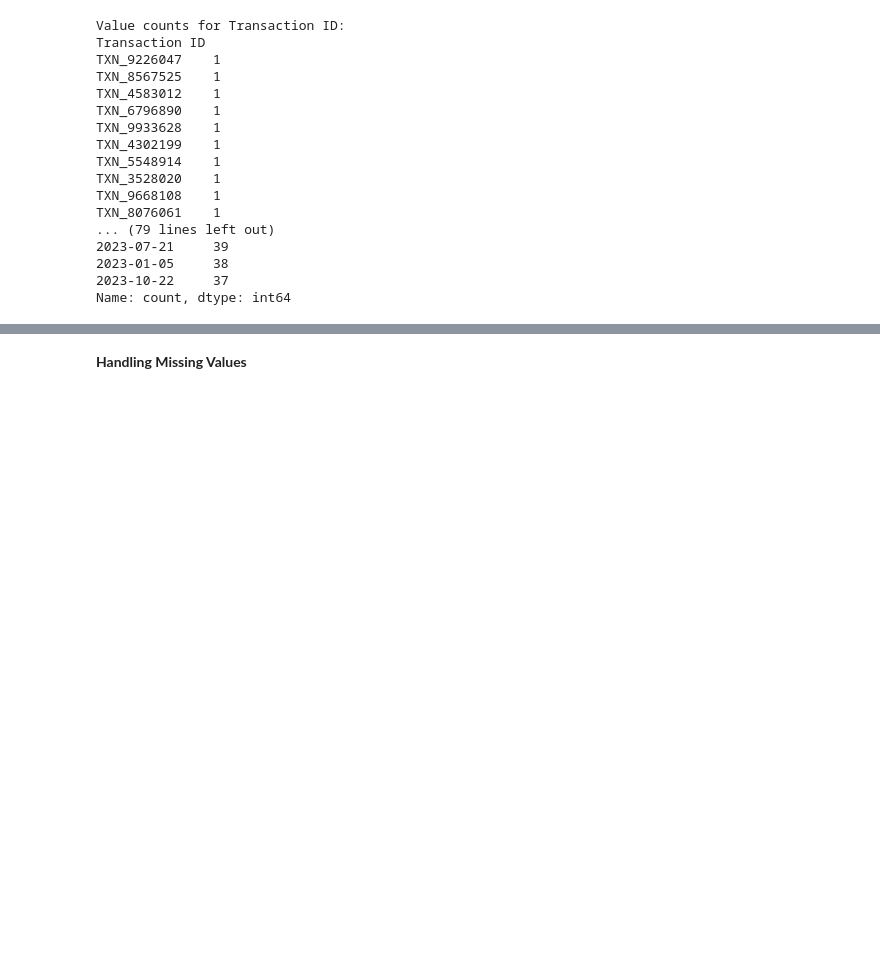
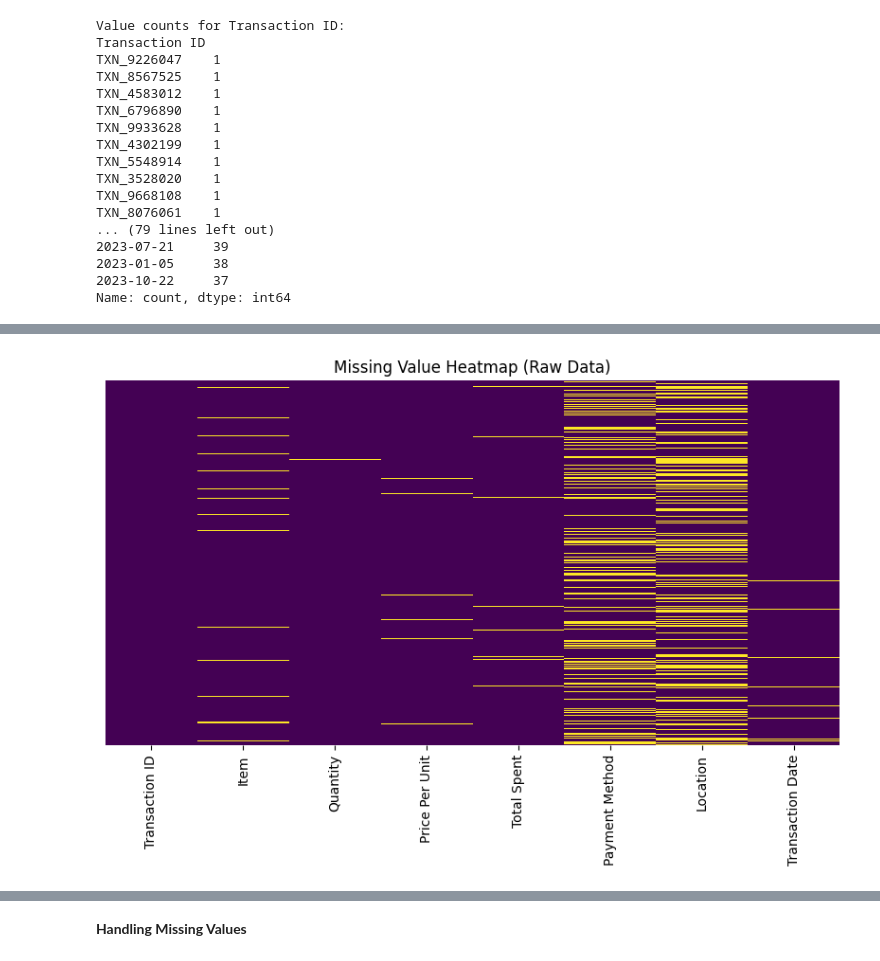
Before and after one commit to Xain1501/CleanCafeData, a Jupyter notebook: CleaningCafeData.ipynb, the cells around one changed output, grey strips where cells are left out. Saved outputs shown, nothing was run; the diff lists cells and outputs as text; code cells hidden in the pictures; blank space fills up the shorter version.

```diff
--- a/CleaningCafeData.ipynb
+++ b/CleaningCafeData.ipynb
@@ -176,0 +195,11 @@ df=df.replace(['unknown', 'error', 'nan', 'n/a', 'none'], np.nan)
+# %%
+plt.figure(figsize=(10,5))
+
+sns.heatmap(raw_df.isnull(), cbar=False, yticklabels=False, cmap="viridis")
+
+plt.title("Missing Value Heatmap (Raw Data)")
+
+plt.savefig(f"{raw_graph_path}/missing_value_heatmap_raw.png", bbox_inches="tight")
+plt.show()
+# %% [output]
+[figure, added]
```
Also changed, not shown: parts of 7 cells of this notebook.
